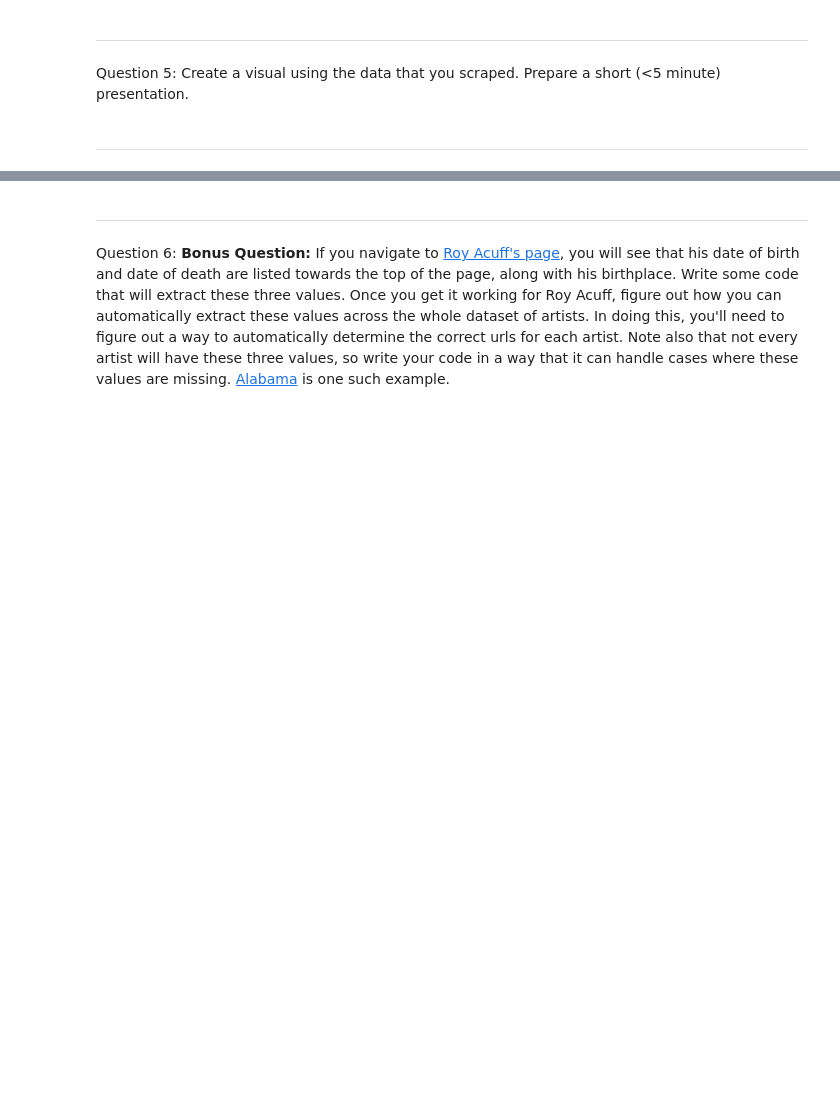
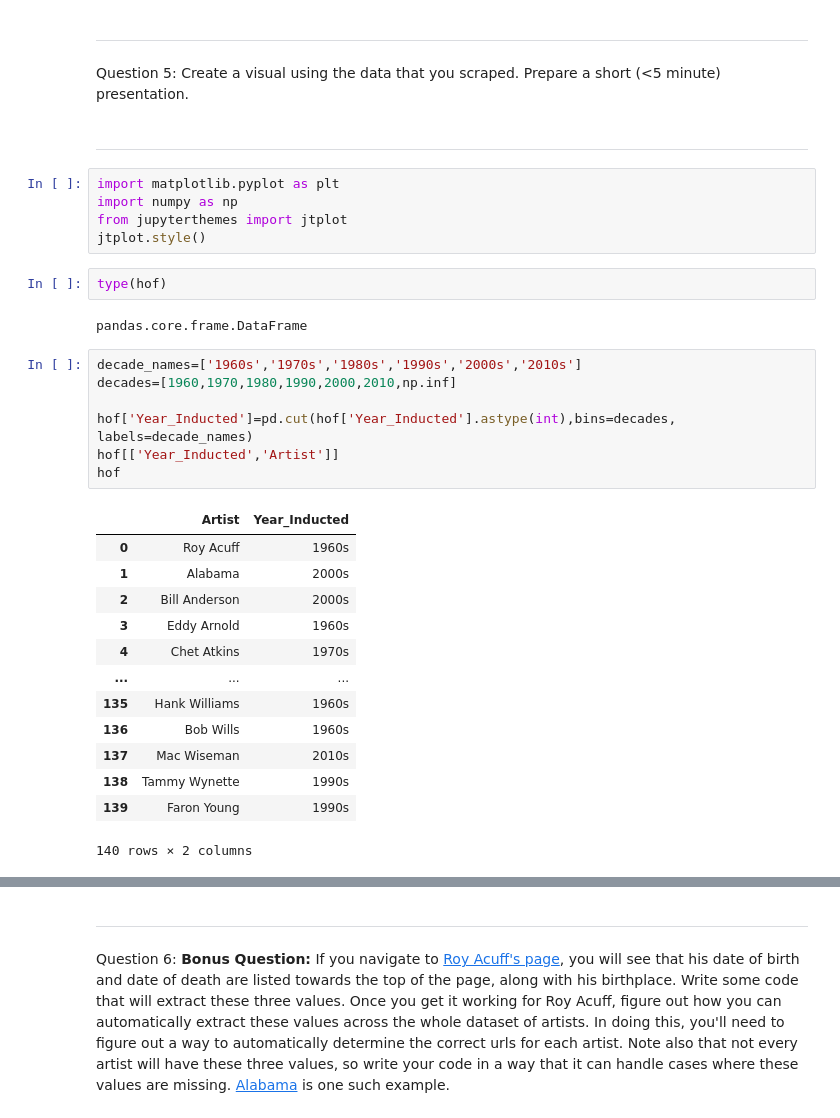
Before and after one commit to SamSitarek/web-scraping-country-music_hof-SamSitarek, a Jupyter notebook: Webscraping_the_country_music_hall_of_fame.ipynb, the cells around one changed output, grey strips where cells are left out. Saved outputs shown, nothing was run; the diff lists cells and outputs as text; blank space fills up the shorter version.

```diff
--- a/Webscraping_the_country_music_hall_of_fame.ipynb
+++ b/Webscraping_the_country_music_hall_of_fame.ipynb
@@ -284,3 +389,33 @@ year_list_all
 Question 5: Create a visual using the data that you scraped. Prepare a short (<5 minute) presentation.
 # %% [markdown]
 ------------------------------------------------------------------------------------------------------------
+# %%
+import matplotlib.pyplot as plt
+import numpy as np
+from jupyterthemes import jtplot
+jtplot.style()
+# %%
+type(hof)
+# %% [output]
+pandas.core.frame.DataFrame
+# %%
+decade_names=['1960s','1970s','1980s','1990s','2000s','2010s']
+decades=[1960,1970,1980,1990,2000,2010,np.inf]
+
+hof['Year_Inducted']=pd.cut(hof['Year_Inducted'].astype(int),bins=decades, labels=decade_names)
+hof[['Year_Inducted','Artist']]
+hof
+# %% [output]
+|  | Artist | Year_Inducted |
+| 0 | Roy Acuff | 1960s |
+| 1 | Alabama | 2000s |
+| 2 | Bill Anderson | 2000s |
+| 3 | Eddy Arnold | 1960s |
+| 4 | Chet Atkins | 1970s |
+| ... | ... | ... |
+| 135 | Hank Williams | 1960s |
+| 136 | Bob Wills | 1960s |
+| 137 | Mac Wiseman | 2010s |
+| 138 | Tammy Wynette | 1990s |
+| 139 | Faron Young | 1990s |
+140 rows × 2 columns
```
Also changed, not shown: parts of 24 cells of this notebook.
